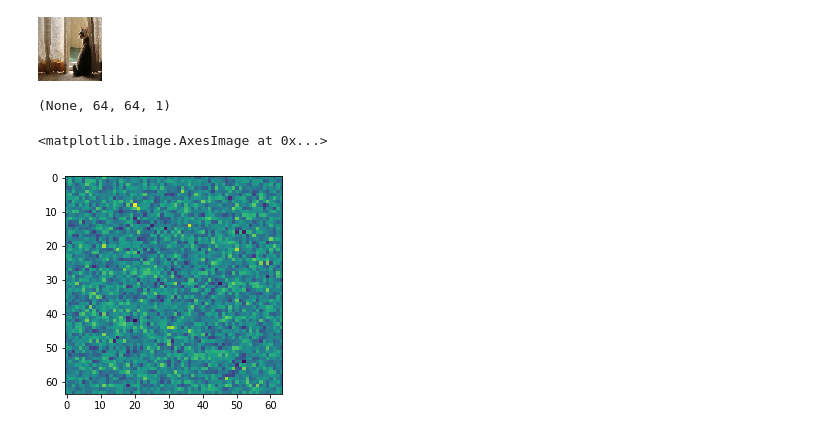
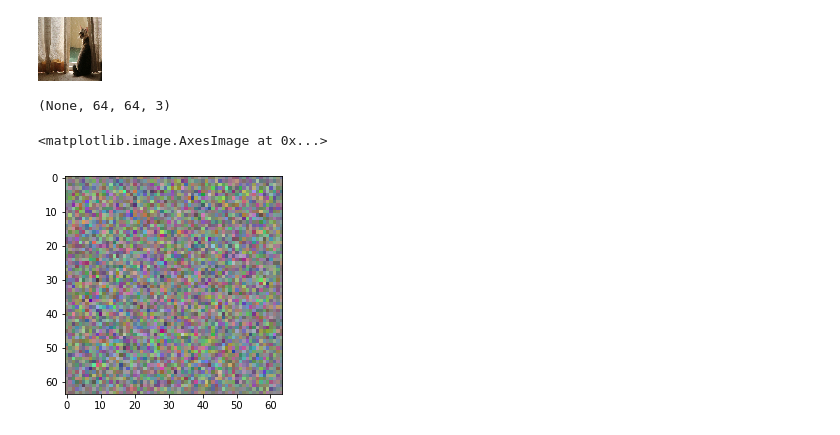
Before and after one commit to anbillinger/GAN, a Jupyter notebook: Untitled.ipynb, the cells around one changed output. Cells and saved outputs as stored; diff of their text form; code cells hidden in the pictures.

Commit message:
color channels added to image generator

```diff
--- a/Untitled.ipynb
+++ b/Untitled.ipynb
@@ -38,19 +38,22 @@ noise = tf.random.normal([1, 100])
 
 #plt.imshow(generated_image[0, :, :, 0], cmap='gray')
 
-model = tf.keras.models.Sequential()
-model.add(layers.Dense(64*64*128, use_bias=False, input_shape=(100,)))
-model.add(layers.Reshape((64,64,128)))
-model.add(layers.Conv2DTranspose(128, (5, 5), strides=(1, 1), padding='same', use_bias=False))
-model.add(layers.Conv2DTranspose(32, (5, 5), strides=(1, 1), padding='same', use_bias=False))
-model.add(layers.Conv2DTranspose(1, (5, 5), strides=(1, 1), padding='same', use_bias=False))
-model.output_shape
+gen_model = tf.keras.models.Sequential()
+gen_model.add(layers.Dense(64*64*128*3, use_bias=False, input_shape=(100,)))
+gen_model.add(layers.LeakyRelu())
+gen_model.add(layers.Reshape((64,64,128*3)))
+gen_model.add(layers.Conv2DTranspose(128*3, (5, 5), strides=(1, 1), padding='same', use_bias=False))
+gen_model.add(layers.Conv2DTranspose(32*3, (5, 5), strides=(1, 1), padding='same', use_bias=False))
+gen_model.add(layers.BatchNormalization())
+gen_model.add(layers.Conv2DTranspose(3, (5, 5), strides=(1, 1), padding='same', use_bias=False,activation='tanh'))
+print(gen_model.output_shape)
+
+img = gen_model(noise,training=False)
+img = (img-np.min(img))/(np.max(img)-np.min(img))
 # %% [output]
-(None, 64, 64, 1)
+(None, 64, 64, 3)
-# %%
-img = model(noise,training=False)
 # %%
-plt.imshow(img[0,:,:,0])
+plt.imshow(img[0])
 # %% [output]
 <matplotlib.image.AxesImage at 0x...>
-[figure, old version]
+[figure, new version]
```
